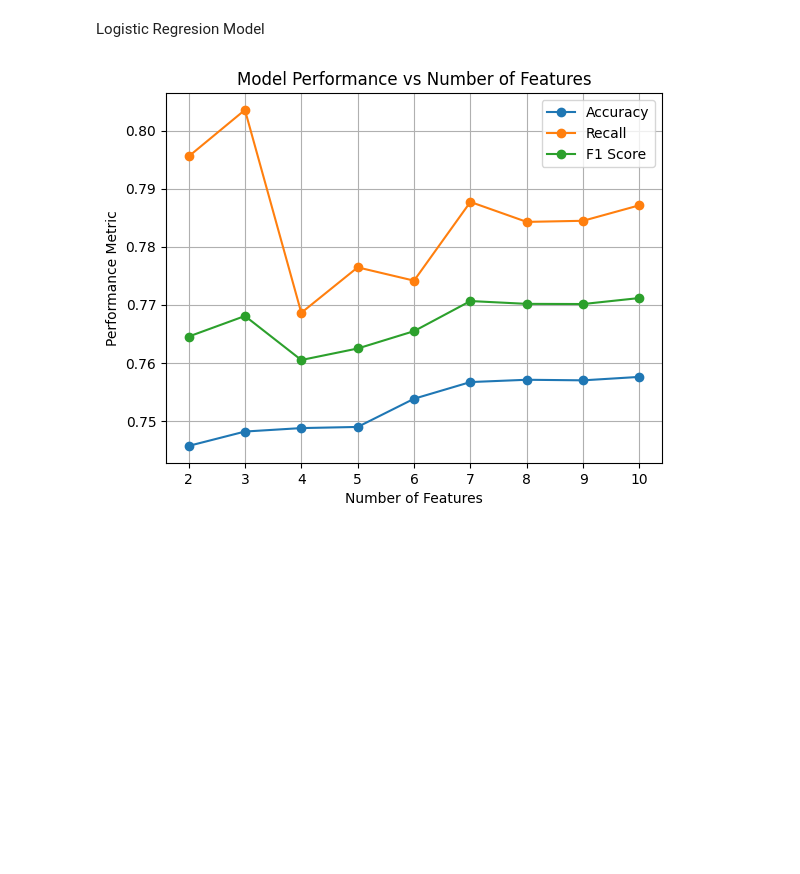
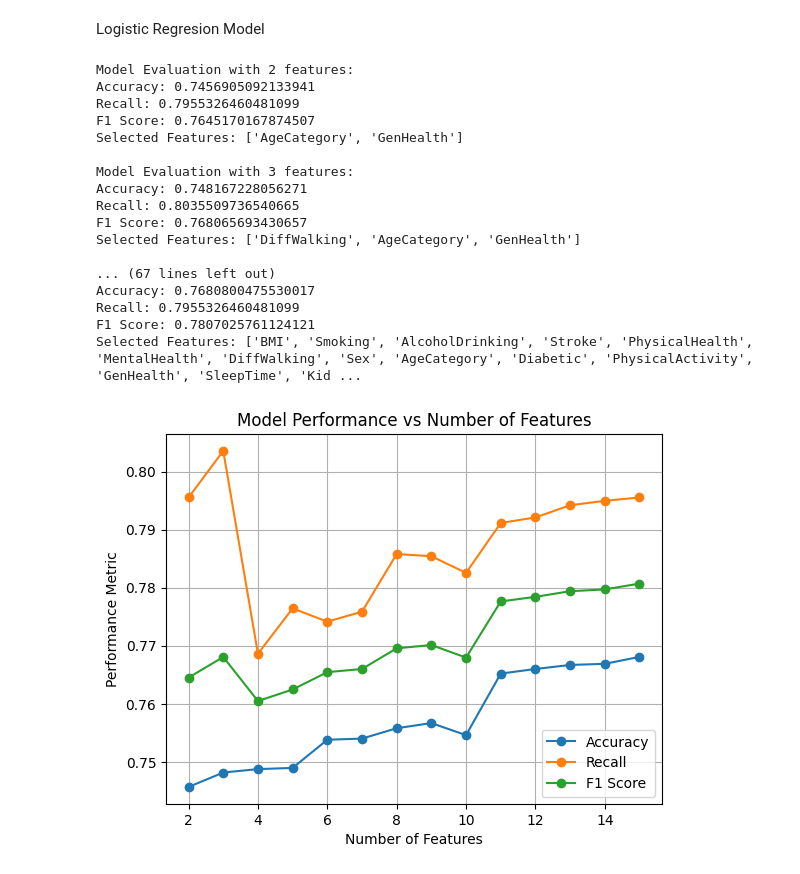
Before and after one commit to ptorija/Probabilistic-Heart-Disease-Prediction, a Jupyter notebook: src/models/Logistic Regresion/logistic_regresion_univariate_filter.ipynb, the cells around one changed output. Cells and saved outputs as stored; diff of their text form; code cells hidden in the pictures; blank space fills up the shorter version.

```diff
--- a/src/models/Logistic Regresion/logistic_regresion_univariate_filter.ipynb
+++ b/src/models/Logistic Regresion/logistic_regresion_univariate_filter.ipynb
@@ -13,9 +13,11 @@ Logistic Regresion Model
 from sklearn.linear_model import LogisticRegression
 from sklearn.metrics import accuracy_score, recall_score, f1_score
 import matplotlib.pyplot as plt
+from sklearn.model_selection import train_test_split
+from sklearn.feature_selection import SelectKBest, mutual_info_classif
 
 # Define the range of feature numbers you want to try
-feature_numbers_to_try = range(2, 11)
+feature_numbers_to_try = range(2, 16)
 
 # Lists to store results
 accuracy_scores = []
@@ -24,7 +26,7 @@ f1_scores = []
 
 for num_features in feature_numbers_to_try:
     # Feature selection
-    selector = SelectKBest(score_func=f_classif, k=num_features)
+    selector = SelectKBest(score_func=mutual_info_classif, k=num_features)
     x_selected = selector.fit_transform(x, y)
 
     # Split the data
@@ -32,31 +34,55 @@ for num_features in feature_numbers_to_try:
 
     # Logistic Regression model
     modelLogistic = LogisticRegression(max_iter=500)
     modelLogistic.fit(x_train, y_train)
 
     # Make predictions for the test data
     y_pred = modelLogistic.predict(x_test)
 
     # Evaluate performance
     accuracy = accuracy_score(y_test, y_pred)
     recall = recall_score(y_test, y_pred)
     f1 = f1_score(y_test, y_pred)
 
+    # Print model evaluation
+    print(f"Model Evaluation with {num_features} features:")
+    print(f"Accuracy: {accuracy}")
+    print(f"Recall: {recall}")
+    print(f"F1 Score: {f1}")
+    print(f"Selected Features: {list(x.columns[selector.get_support()])}\n")
+
     # Store the metrics
     accuracy_scores.append(accuracy)
     recall_scores.append(recall)
     f1_scores.append(f1)
 
 # Plot the results
 plt.plot(feature_numbers_to_try, accuracy_scores, marker='o', label='Accuracy')
 plt.plot(feature_numbers_to_try, recall_scores, marker='o', label='Recall')
 plt.plot(feature_numbers_to_try, f1_scores, marker='o', label='F1 Score')
 
 plt.title('Model Performance vs Number of Features')
 plt.xlabel('Number of Features')
 plt.ylabel('Performance Metric')
 plt.legend()
 plt.grid(True)
 plt.show()
 # %% [output]
+Model Evaluation with 2 features:
+Accuracy: 0.7456905092133941
+Recall: 0.7955326460481099
+F1 Score: 0.7645170167874507
+Selected Features: ['AgeCategory', 'GenHealth']
+
+Model Evaluation with 3 features:
+Accuracy: 0.748167228056271
+Recall: 0.8035509736540665
+F1 Score: 0.768065693430657
+Selected Features: ['DiffWalking', 'AgeCategory', 'GenHealth']
+
+... (67 lines left out)
+Accuracy: 0.7680800475530017
+Recall: 0.7955326460481099
+F1 Score: 0.7807025761124121
+Selected Features: ['BMI', 'Smoking', 'AlcoholDrinking', 'Stroke', 'PhysicalHealth', 'MentalHealth', 'DiffWalking', 'Sex', 'AgeCategory', 'Diabetic', 'PhysicalActivity', 'GenHealth', 'SleepTime', 'Kid ...
-[figure, old version]
+[figure, new version]
```
Also changed, not shown: 10 other files.
